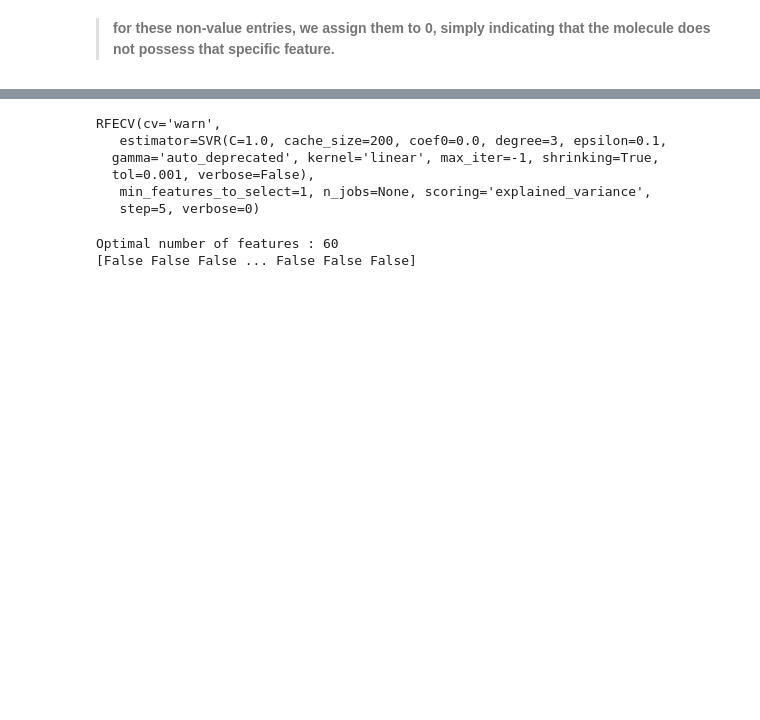
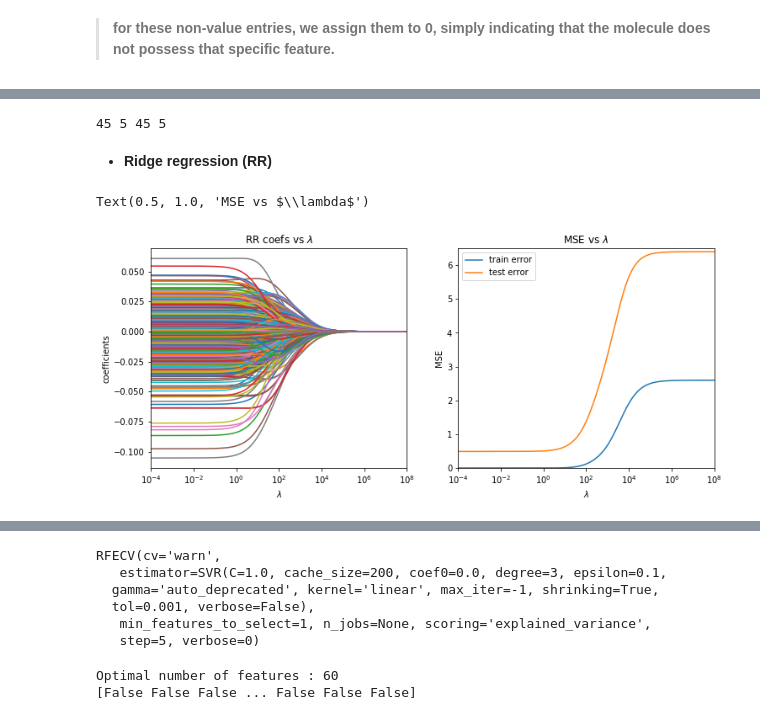
Before and after one commit to sjluozho/PV-Cell, a Jupyter notebook: PV-Cell/Data Cleaning/SelectFeatures.ipynb, the cells around one changed output, grey strips where cells are left out. Saved outputs shown, nothing was run; the diff lists cells and outputs as text; code cells hidden in the pictures; blank space fills up the shorter version.

```diff
--- a/PV-Cell/Data Cleaning/SelectFeatures.ipynb
+++ b/PV-Cell/Data Cleaning/SelectFeatures.ipynb
@@ -127,0 +146,48 @@ def rank_to_dict(ranks, names, order=1):
+# %%
+print(len(X_train), len(X_test), len(y_train), len(y_test))
+# %% [output]
+45 5 45 5
+# %% [markdown]
+* **Ridge regression (RR)**
+# %%
+from sklearn.linear_model import Ridge
+# RR vs lambda
+coefs_RR = []
+train_error_RR = []
+test_error_RR = []
+
+# Tunning parameter(lambda)
+lambdas_RR = np.logspace(-4,8,200)
+modelRR = Ridge()
+
+# loop over lambda values to determine the best by mse
+for l in lambdas_RR:
+    modelRR.set_params(alpha = l)
+    modelRR.fit(X_train, y_train)
+    coefs_RR.append(modelRR.coef_)
+    train_error_RR.append(mean_squared_error(y_train, modelRR.predict(X_train)))
+    test_error_RR.append(mean_squared_error(y_test, modelRR.predict(X_test)))
+# %%
+fig = plt.figure(figsize=(12, 4.8))
+
+ax1 = plt.subplot(1, 2, 1)
+plt.plot(lambdas_RR, coefs_RR)
+plt.xscale('log')
+plt.xlabel('$\lambda$')
+plt.ylabel('coefficients')
+plt.title('RR coefs vs $\lambda$')
+plt.xlim(1e-4, 1e8)
+
+ax2 = plt.subplot(1, 2, 2)
+plt.plot(lambdas_RR, train_error_RR, label = 'train error')
+plt.plot(lambdas_RR, test_error_RR, label = 'test error')
+plt.xscale('log')
+plt.xlabel('$\lambda$')
+plt.ylabel('MSE')
+plt.xlim(1e-4, 1e8)
+plt.ylim(0, 6.5)
+plt.legend(loc = 'upper left')
+plt.title('MSE vs $\lambda$')
+# %% [output]
+Text(0.5, 1.0, 'MSE vs $\\lambda$')
+[figure, added]
```
Also changed, not shown: parts of 26 cells of this notebook.
